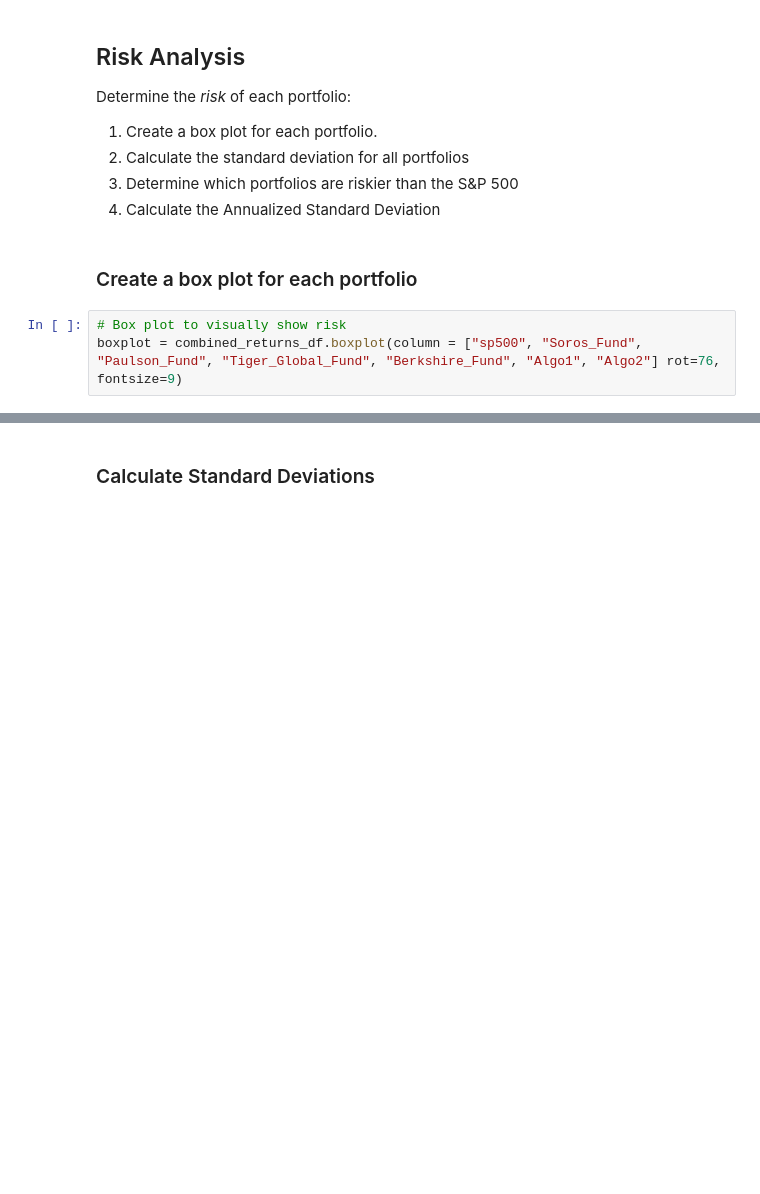
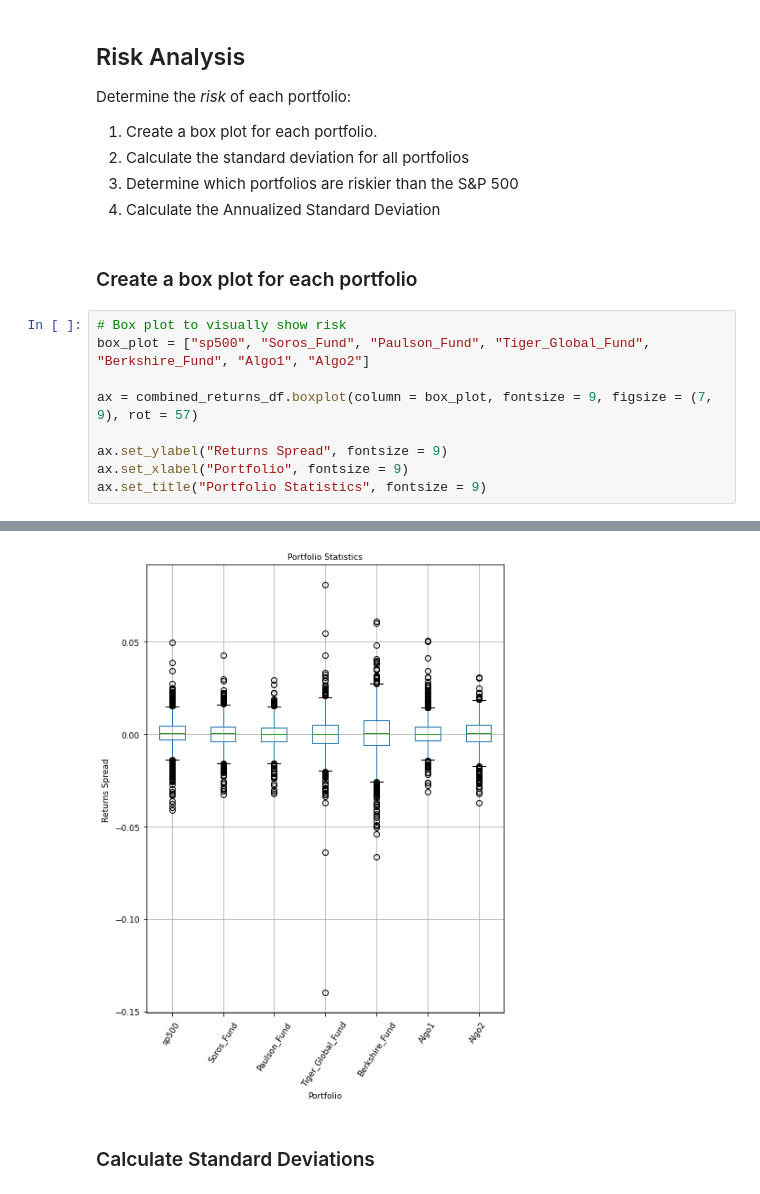
Before and after one commit to Amphibian303/Pandas-Homework, a Jupyter notebook: whale_analysis.ipynb, the cells around one changed output, grey strips where cells are left out. Drawn from its saved outputs; the diff is of its cells as text; blank space fills up the shorter version.

```diff
--- a/whale_analysis.ipynb
+++ b/whale_analysis.ipynb
@@ -274,5 +274,11 @@ Determine the _risk_ of each portfolio:
 ### Create a box plot for each portfolio
 # %%
 # Box plot to visually show risk
-boxplot = combined_returns_df.boxplot(column = ["sp500", "Soros_Fund", "Paulson_Fund", "Tiger_Global_Fund", "Berkshire_Fund", "Algo1", "Algo2"] rot=76, fontsize=9)
+box_plot = ["sp500", "Soros_Fund", "Paulson_Fund", "Tiger_Global_Fund", "Berkshire_Fund", "Algo1", "Algo2"]
+
+ax = combined_returns_df.boxplot(column = box_plot, fontsize = 9, figsize = (7, 9), rot = 57)
+
+ax.set_ylabel("Returns Spread", fontsize = 9)
+ax.set_xlabel("Portfolio", fontsize = 9)
+ax.set_title("Portfolio Statistics", fontsize = 9)
 # %% [output]
@@ -280,3 +286,4 @@ SyntaxError: invalid syntax (<ipython-input-23-300cd5441c3f>, line 2)
+[figure, added]
 # %% [markdown]
 ### Calculate Standard Deviations
 # %%
```
Also changed, not shown: parts of 2 cells of this notebook.
